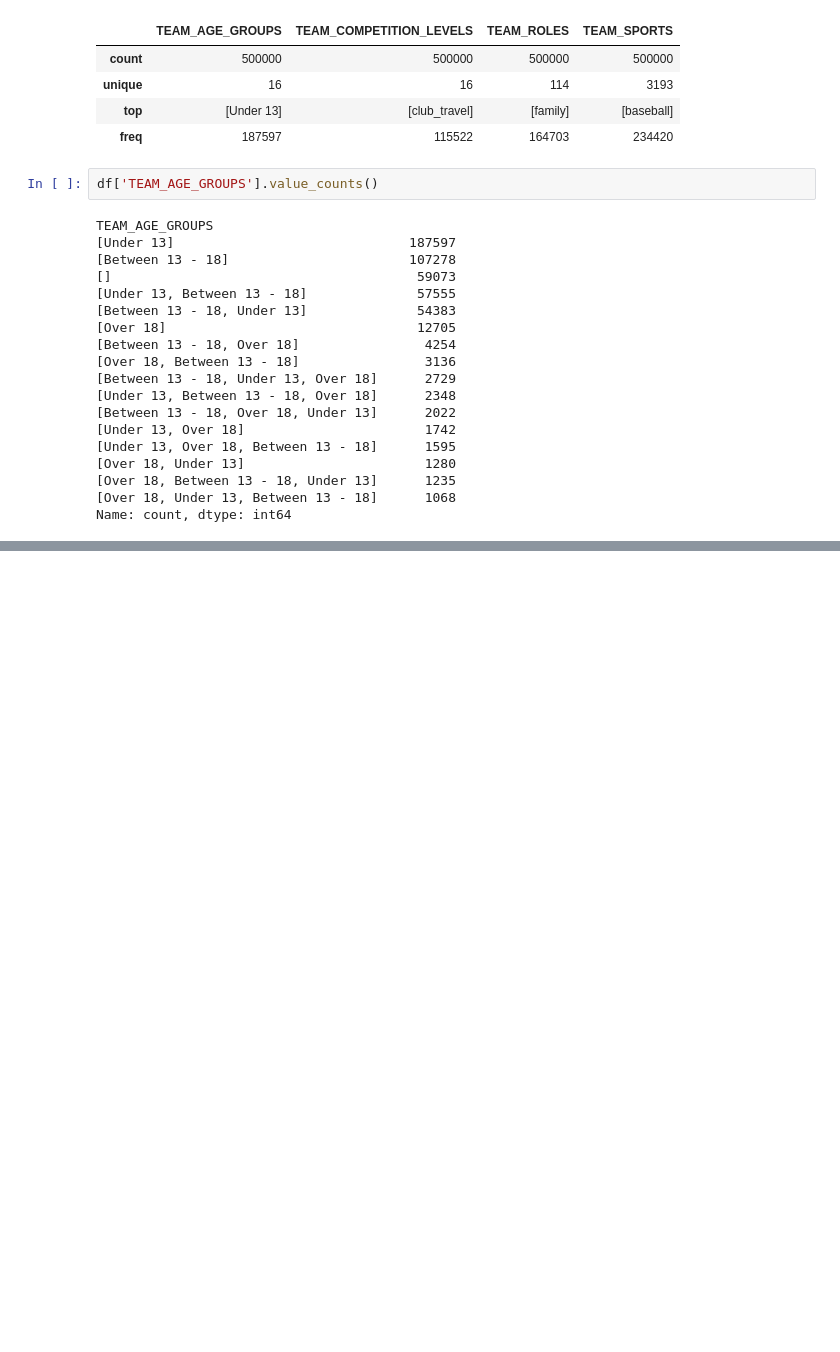
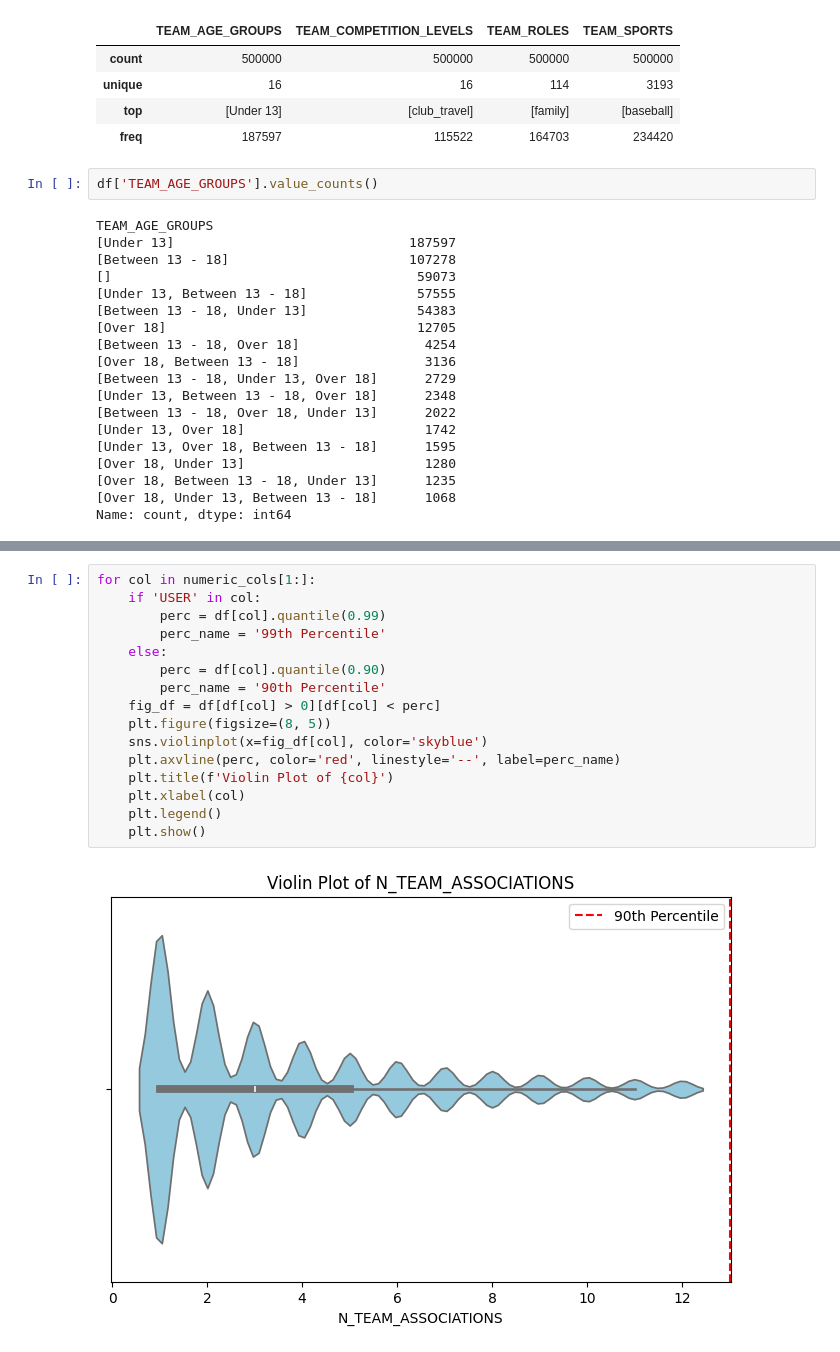
Before and after one commit to erstorts/dw-project, a Jupyter notebook: data-cleaning.ipynb, the cells around one changed output, grey strips where cells are left out. Cells and saved outputs as stored; diff of their text form; blank space fills up the shorter version.

```diff
--- a/data-cleaning.ipynb
+++ b/data-cleaning.ipynb
@@ -359,0 +392,18 @@ df[['USER_ID',
+# %%
+for col in numeric_cols[1:]:
+    if 'USER' in col:
+        perc = df[col].quantile(0.99)
+        perc_name = '99th Percentile'
+    else:
+        perc = df[col].quantile(0.90)
+        perc_name = '90th Percentile'
+    fig_df = df[df[col] > 0][df[col] < perc]
+    plt.figure(figsize=(8, 5))
+    sns.violinplot(x=fig_df[col], color='skyblue')
+    plt.axvline(perc, color='red', linestyle='--', label=perc_name)
+    plt.title(f'Violin Plot of {col}')
+    plt.xlabel(col)
+    plt.legend()
+    plt.show()
+# %% [output]
+[figure, added]
```
Also changed, not shown: parts of 11 cells of this notebook, 6 other files.
